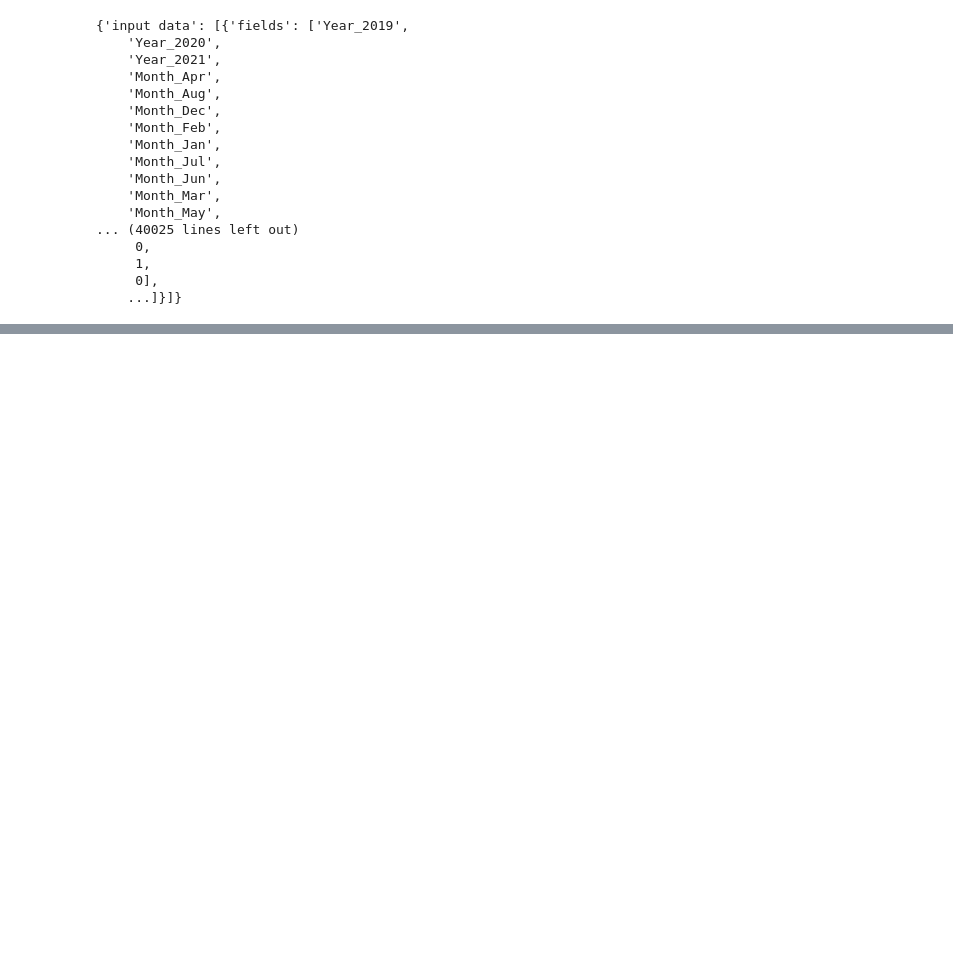
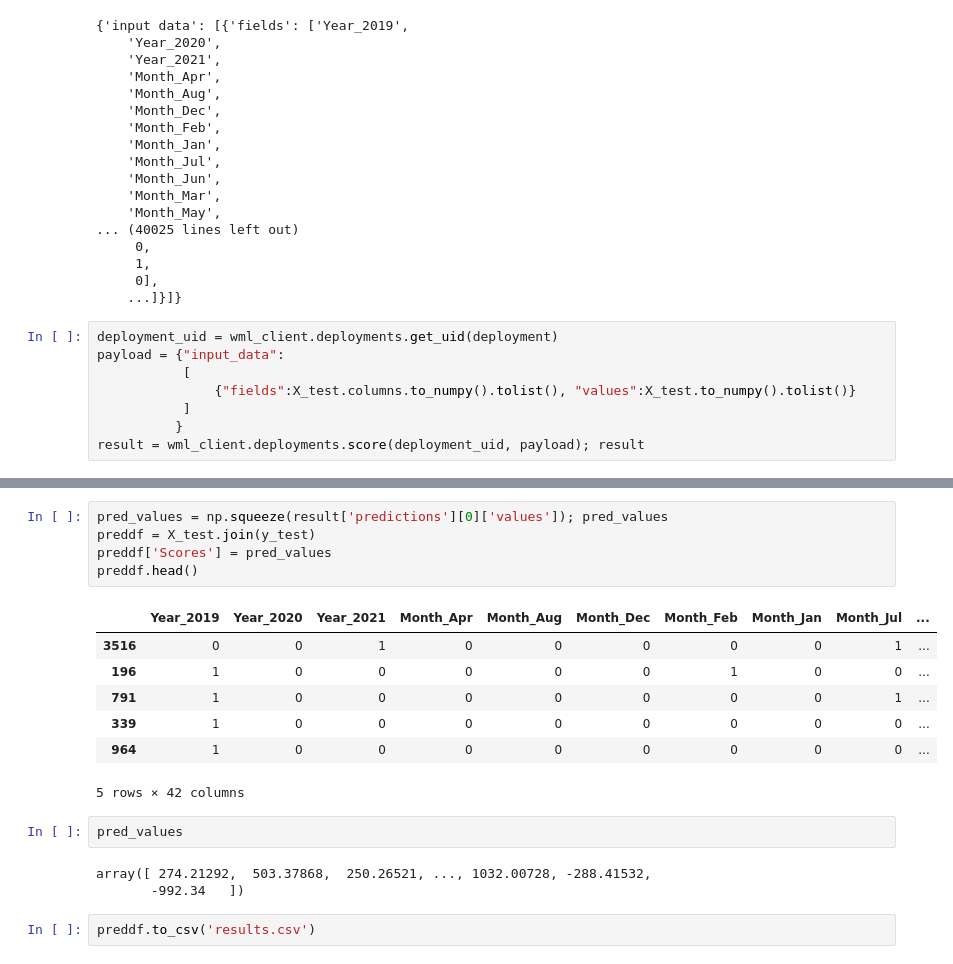
Before and after one commit to Daremitsu1/Full-Stack-Machine-Learning, a Jupyter notebook: Regression Model.ipynb, the cells around one changed output, grey strips where cells are left out. Cells and saved outputs as stored; diff of their text form; blank space fills up the shorter version.

```diff
--- a/Regression Model.ipynb
+++ b/Regression Model.ipynb
@@ -964,3 +957,11 @@ payload
      1,
      0],
     ...]}]}
+# %%
+deployment_uid = wml_client.deployments.get_uid(deployment)
+payload = {"input_data":
+           [
+               {"fields":X_test.columns.to_numpy().tolist(), "values":X_test.to_numpy().tolist()}
+           ]
+          }
+result = wml_client.deployments.score(deployment_uid, payload); result
@@ -966,0 +986,20 @@ payload
+# %%
+pred_values = np.squeeze(result['predictions'][0]['values']); pred_values
+preddf = X_test.join(y_test)
+preddf['Scores'] = pred_values
+preddf.head()
+# %% [output]
+|  | Year_2019 | Year_2020 | Year_2021 | Month_Apr | Month_Aug | Month_Dec | Month_Feb | Month_Jan | Month_Jul | ... |
+| 3516 | 0 | 0 | 1 | 0 | 0 | 0 | 0 | 0 | 1 | ... |
+| 196 | 1 | 0 | 0 | 0 | 0 | 0 | 1 | 0 | 0 | ... |
+| 791 | 1 | 0 | 0 | 0 | 0 | 0 | 0 | 0 | 1 | ... |
+| 339 | 1 | 0 | 0 | 0 | 0 | 0 | 0 | 0 | 0 | ... |
+| 964 | 1 | 0 | 0 | 0 | 0 | 0 | 0 | 0 | 0 | ... |
+5 rows × 42 columns
+# %%
+pred_values
+# %% [output]
+array([ 274.21292,  503.37868,  250.26521, ..., 1032.00728, -288.41532,
+       -992.34   ])
+# %%
+preddf.to_csv('results.csv')
```
Also changed, not shown: parts of 4 cells of this notebook, 1 other file.
